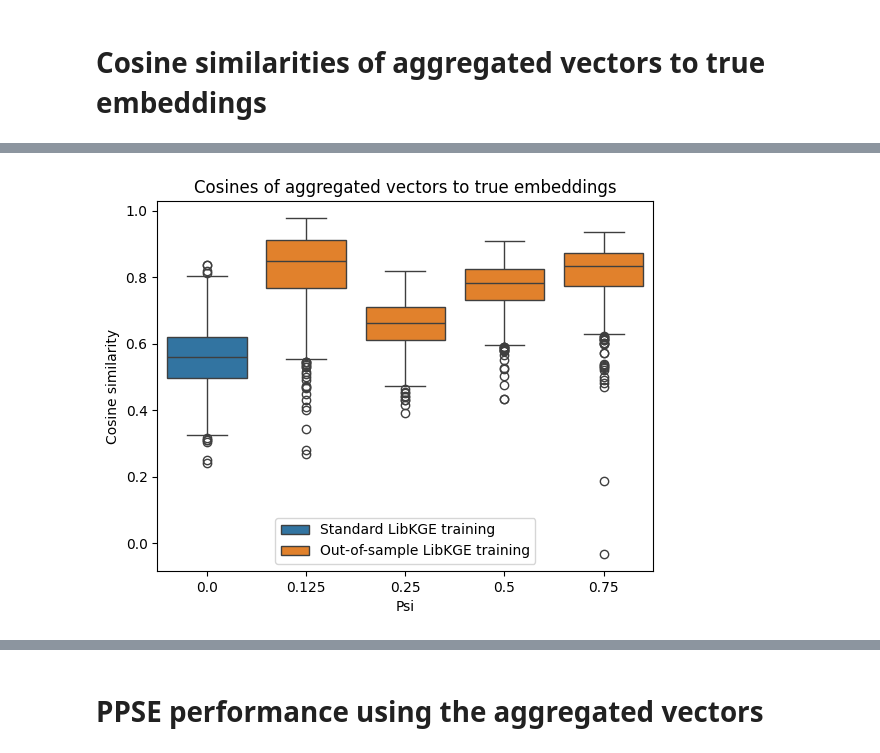
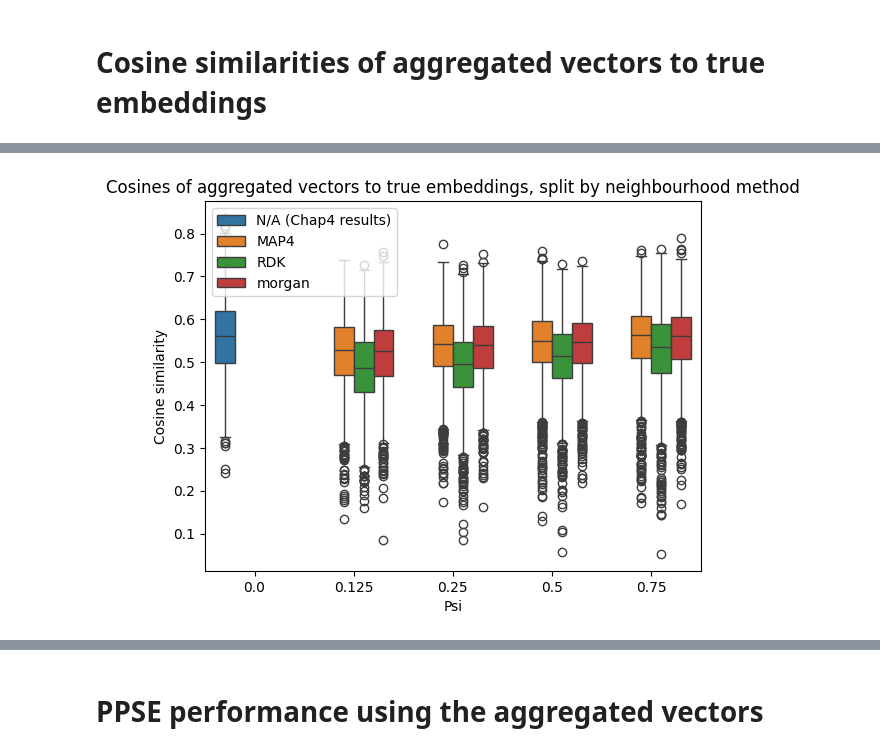
Before and after one commit to oliver-lloyd/Chapter5, a Jupyter notebook: analysis/viz/viz.ipynb, the cells around one changed output, grey strips where cells are left out. Saved outputs shown, nothing was run; the diff lists cells and outputs as text; code cells hidden in the pictures.

Commit message:
Updated figures for part 1

```diff
--- a/analysis/viz/viz.ipynb
+++ b/analysis/viz/viz.ipynb
@@ -11,3 +13,19 @@ transductive_AUPRC = 0.971
+# %%
+def load_results(result_filename, exp_path='../experiments'):
+    out = []
+    for loc1 in ['MAP4', 'RDK', 'morgan']:
+        neighbour_method = loc1
+        for loc2 in listdir(f'{exp_path}/{loc1}'):
+            nearest_n = int(loc2.split('_n')[-1])
+            for loc3 in listdir(f'{exp_path}/{loc1}/{loc2}'):
+                if loc3.startswith('2024'):
+                    df = pd.read_csv(f'{exp_path}/{loc1}/{loc2}/{loc3}/{result_filename}')
+                    df['psi'] = float(loc3.split('psi_')[-1])
+                    df['neighbourhood'] = neighbour_method
+                    df['nearest_n'] = nearest_n
+                    df['Training'] = 'OOS-KGE'
+                    out.append(df)
+    return out
 # %% [markdown]
 # Actual PPSE performance by psi value
 # %%
@@ -71,21 +116,17 @@ plt.savefig('polySE_true_embeds.png')
 # Cosine similarities of aggregated vectors to true embeddings
 # %%
 # Read cosine data
-cosine_dfs = []
-for loc in listdir(exp_path):
-    if loc.startswith('2024'):
-        df = pd.read_csv(f'{exp_path}/{loc}/cosines_vs_actual.csv')
-        df['psi'] = float(loc.split('psi_')[-1])
-        df['Training'] = 'Out-of-sample LibKGE training'
-        cosine_dfs.append(df)
+cosine_dfs = load_results('cosines_vs_actual.csv')
 
 # Also read equivalent results from chapter 4
 chap4_path = dotenv_values()['THESIS_PATH'] + '/Chapter4/data/results/cosines_vs_actual.csv'
 df_c4= pd.read_csv(chap4_path)
 df_c4 = df_c4.query('vector_method == "mean components" and neighbourhood_method == "drug similarity"')
 df_c4['psi'] = 0.0
-df_c4['Training'] = 'Standard LibKGE training'
+df_c4['Training'] = 'Standard SimplE'
 df_c4['cosine_to_actual'] = df_c4['cosine_sim']
+df_c4['neighbourhood'] = 'N/A (Chap4 results)'
+df_c4['nearest_n'] = 'N/A (Chap4 results)'
 df_c4.drop(columns=['cosine_sim'], inplace=True)
 cosine_dfs.append(df_c4)
 
@@ -108,10 +149,10 @@ cosines
 # %%
 plt.clf()
-sns.boxplot(cosines, x='psi', y='cosine_to_actual', hue='Training')
-plt.title('Cosines of aggregated vectors to true embeddings')
+sns.boxplot(cosines, x='psi', y='cosine_to_actual', hue='neighbourhood')
+plt.title('Cosines of aggregated vectors to true embeddings, split by neighbourhood method')
 plt.xlabel('Psi')
 plt.ylabel('Cosine similarity')
 plt.legend()
-plt.savefig('cosines_vs_actual.png')
+plt.savefig('cosines_vs_actual_by_neighbourhood.png')
 # %% [output]
-[figure, old version]
+[figure, new version]
```
Also changed, not shown: parts of 18 cells of this notebook, 15 other files.
